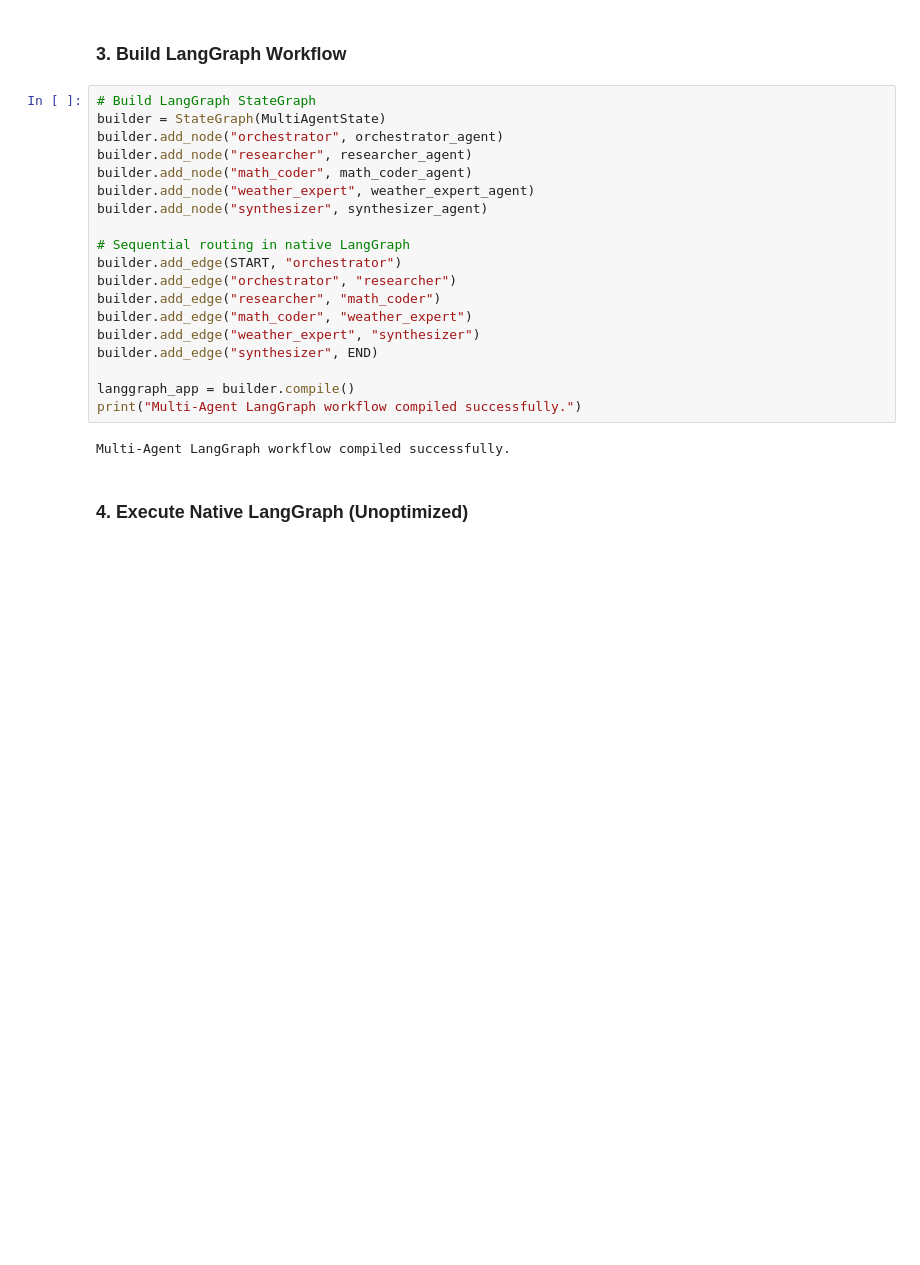
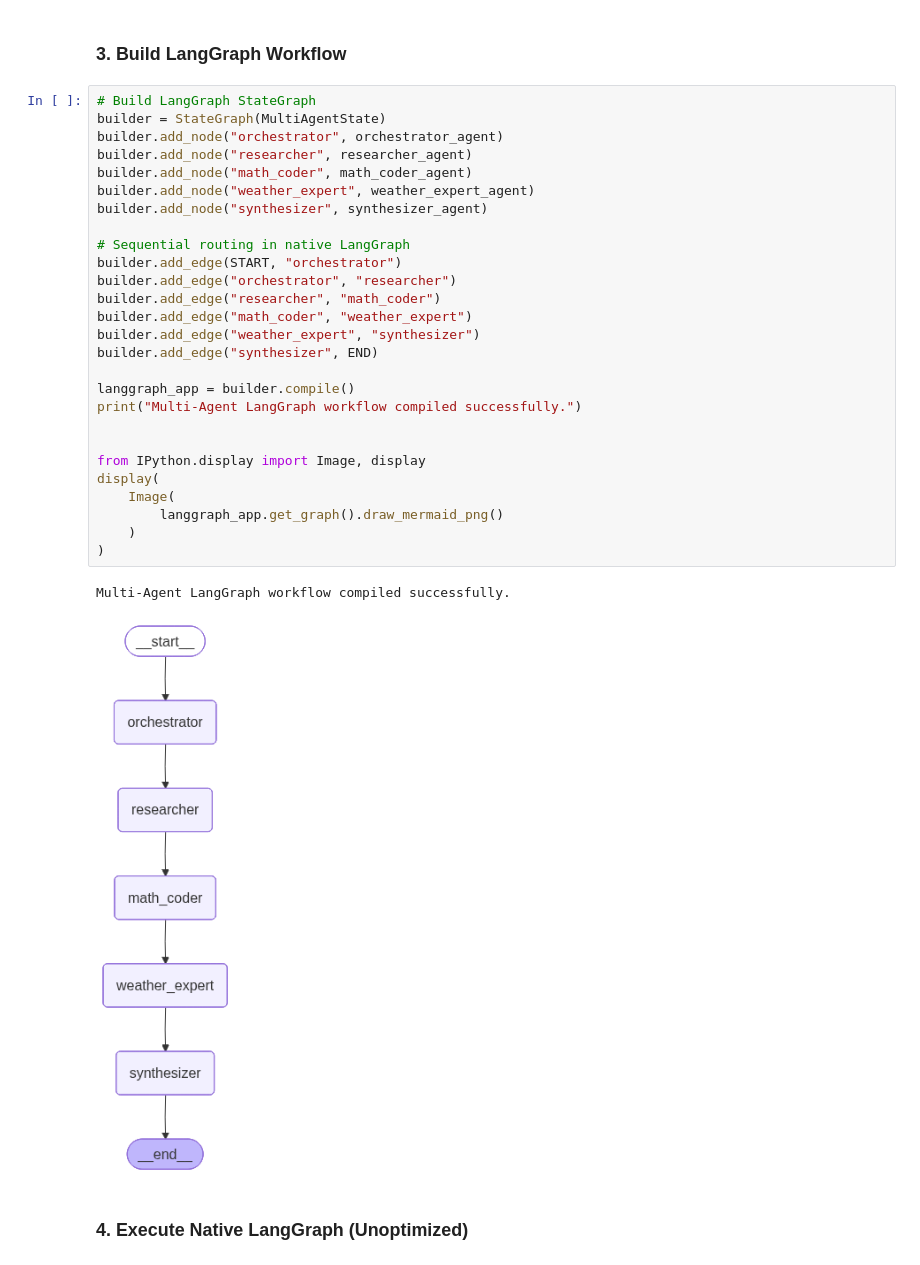
Before and after one commit to asmohamedarfeen/AgentIR, a Jupyter notebook: agentir/examples/multi_agent_benchmark.ipynb, the cells around one changed output. Cells and saved outputs as stored; diff of their text form; blank space fills up the shorter version.

```diff
--- a/agentir/examples/multi_agent_benchmark.ipynb
+++ b/agentir/examples/multi_agent_benchmark.ipynb
@@ -148,24 +141,33 @@ async def synthesizer_agent(state: MultiAgentState) -> Dict[str, Any]:
 # %%
 # Build LangGraph StateGraph
 builder = StateGraph(MultiAgentState)
 builder.add_node("orchestrator", orchestrator_agent)
 builder.add_node("researcher", researcher_agent)
 builder.add_node("math_coder", math_coder_agent)
 builder.add_node("weather_expert", weather_expert_agent)
 builder.add_node("synthesizer", synthesizer_agent)
 
 # Sequential routing in native LangGraph
 builder.add_edge(START, "orchestrator")
 builder.add_edge("orchestrator", "researcher")
 builder.add_edge("researcher", "math_coder")
 builder.add_edge("math_coder", "weather_expert")
 builder.add_edge("weather_expert", "synthesizer")
 builder.add_edge("synthesizer", END)
 
 langgraph_app = builder.compile()
 print("Multi-Agent LangGraph workflow compiled successfully.")
+
+
+from IPython.display import Image, display
+display(
+    Image(
+        langgraph_app.get_graph().draw_mermaid_png()
+    )
+)
 # %% [output]
 Multi-Agent LangGraph workflow compiled successfully.
+[figure, added]
 # %% [markdown]
 ### 4. Execute Native LangGraph (Unoptimized)
 # %%
```
Also changed, not shown: parts of 6 cells of this notebook, 5 other files.
